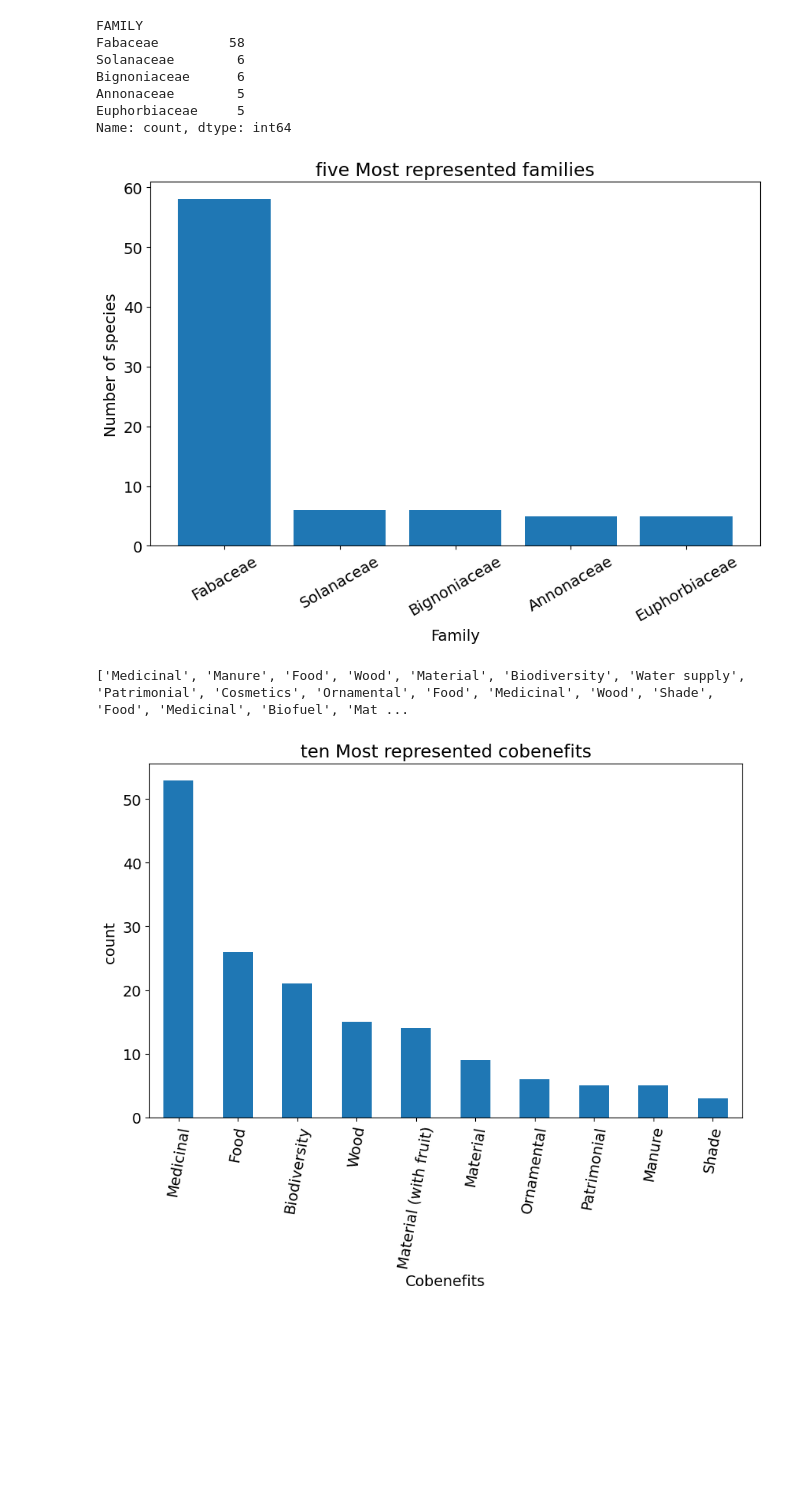
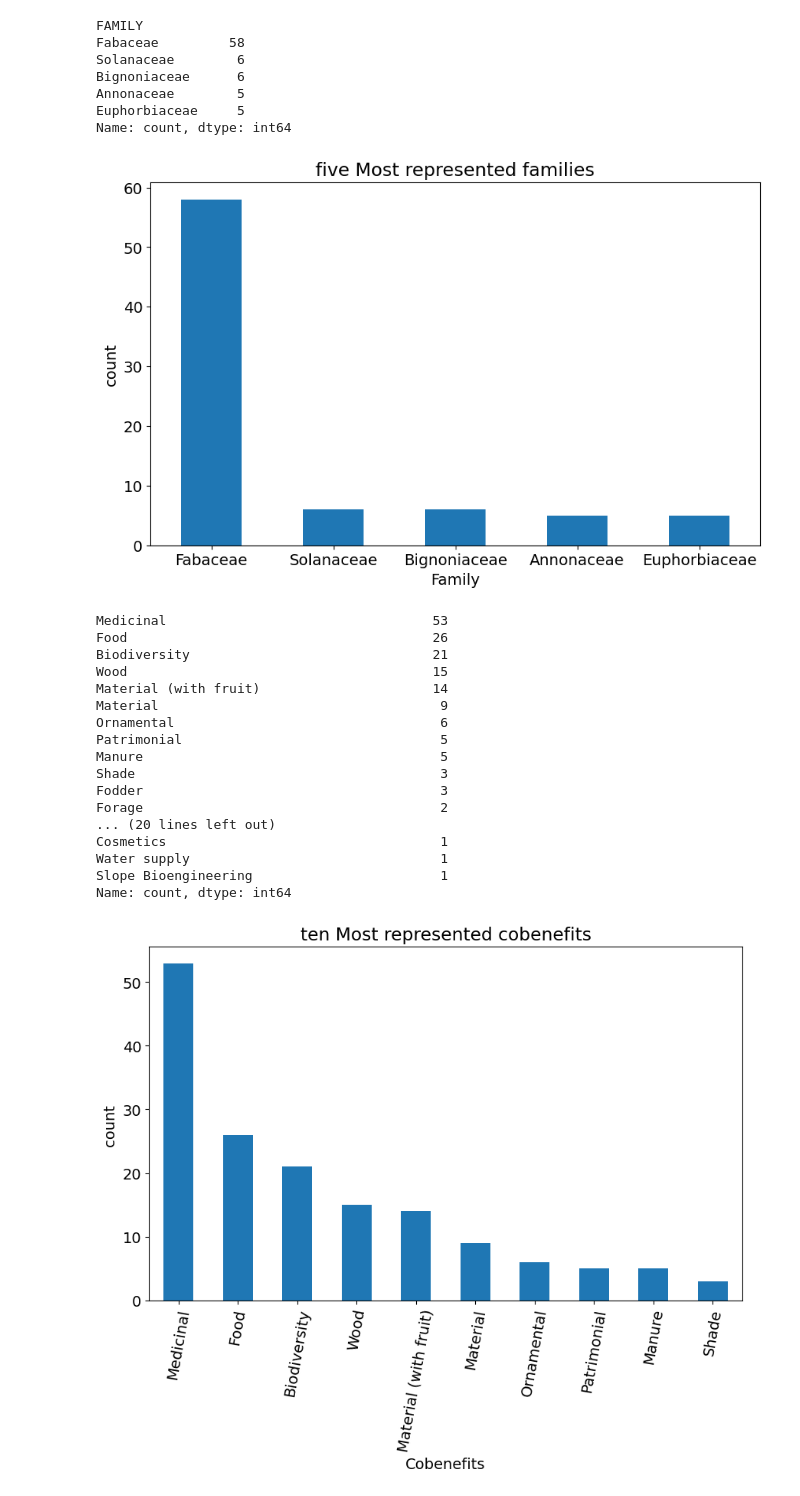
Before and after one commit to CarmelleMeli/testTechniqueMorfo, a Jupyter notebook: test.ipynb, the cells around one changed output. Cells and saved outputs as stored; diff of their text form; code cells hidden in the pictures; blank space fills up the shorter version.

```diff
--- a/test.ipynb
+++ b/test.ipynb
@@ -49,32 +50,47 @@ Name: count, dtype: int64
 # %%
 #plot the more represented families
 plt.figure(figsize=(10,6))
 plt.rcParams.update({'font.size': 14})
-plt.bar(most_represented_families.head(5).index, most_represented_families.head(5).values)
-#most_represented_families.head(5).plot(kind='bar')
+most_represented_families.head(5).plot(kind='bar')
 plt.title('five Most represented families')
-plt.ylabel('Number of species')
-plt.xticks(rotation=30)
+plt.ylabel('count')
+plt.xticks(rotation=0)
 plt.xlabel('Family')
 plt.show()
 # %% [output]
-[figure, old version]
+[figure, new version]
 # %%
-#list all the differents cobenefits and potentiel duplicates
-#plant_data['CO BENEFITS'].unique()
-
+#list all the differents cobenefits
 cobenefits = plant_data['CO BENEFITS']
 cobenefits = cobenefits.dropna()
 result = []
 for co in cobenefits:
-        #print(cobenefits[i])
     x = co.split(',')
     for j in x:
         result.append(j)
 
-print(result)
+#on liste le nombre de fois que chacun apparait
+result = pd.Series(result)
+
+print(result.value_counts())
 # %% [output]
-['Medicinal', 'Manure', 'Food', 'Wood', 'Material', 'Biodiversity', 'Water supply', 'Patrimonial', 'Cosmetics', 'Ornamental', 'Food', 'Medicinal', 'Wood', 'Shade', 'Food', 'Medicinal', 'Biofuel', 'Mat ...
+Medicinal                                  53
+Food                                       26
+Biodiversity                               21
+Wood                                       15
+Material (with fruit)                      14
+Material                                    9
+Ornamental                                  6
+Patrimonial                                 5
+Manure                                      5
+Shade                                       3
+Fodder                                      3
+Forage                                      2
+... (20 lines left out)
+Cosmetics                                   1
+Water supply                                1
+Slope Bioengineering                        1
+Name: count, dtype: int64
 # %%
 #plot the 10 most represented cobenefits
 plt.figure(figsize=(10,6))
```
Also changed, not shown: parts of 8 cells of this notebook.
